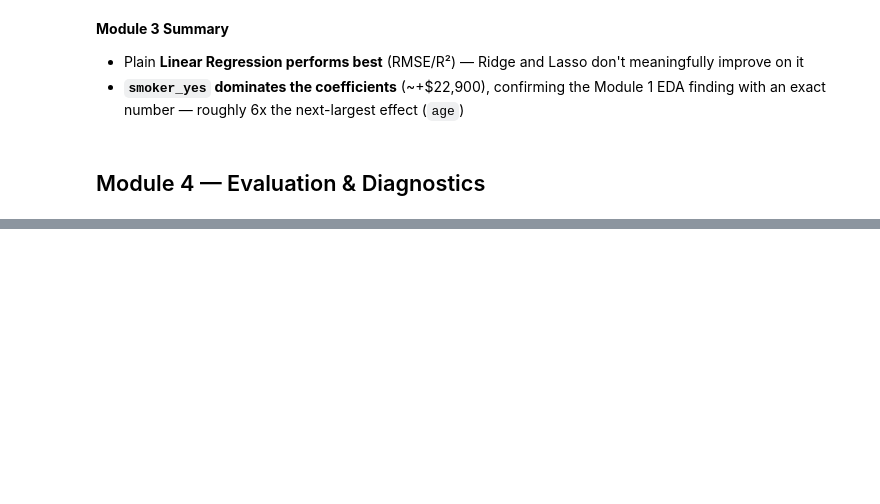
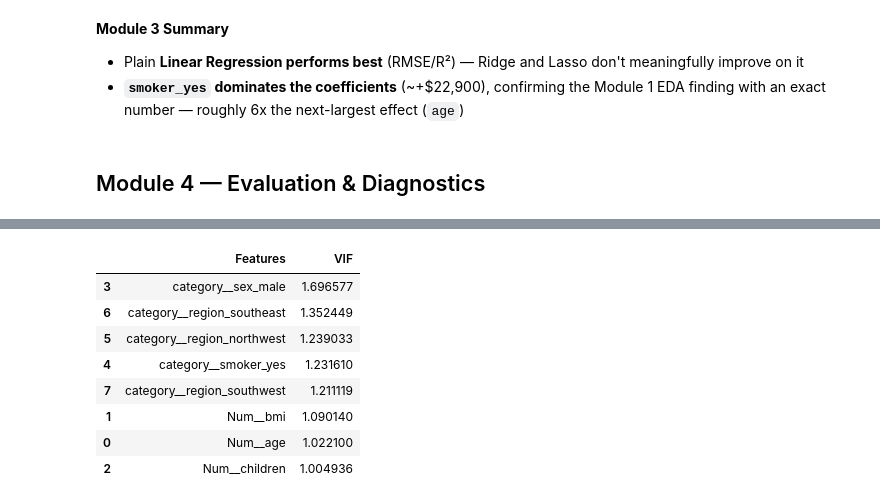
Before and after one commit to Shreyashs-dg/linear-regression-insurance-cost, a Jupyter notebook: notebooks/insurance_analysis.ipynb, the cells around one changed output, grey strips where cells are left out. Saved outputs shown, nothing was run; the diff lists cells and outputs as text; code cells hidden in the pictures; blank space fills up the shorter version.

```diff
--- a/notebooks/insurance_analysis.ipynb
+++ b/notebooks/insurance_analysis.ipynb
@@ -312,0 +356,19 @@ Passing `palette` without assigning `hue` is deprecated and will be removed in v
+# %%
+# vif checking
+X_train_df = pd.DataFrame(x_train_transform,columns=feature_names)
+
+vif_data = pd.DataFrame({
+                        "Features " : feature_names,
+                        "VIF": [variance_inflation_factor(X_train_df.values,i) for i in range(x_train_df.shape[1])]
+}).sort_values('VIF',ascending=False)
+vif_data
+# %% [output]
+|  | Features | VIF |
+| 3 | category__sex_male | 1.696577 |
+| 6 | category__region_southeast | 1.352449 |
+| 5 | category__region_northwest | 1.239033 |
+| 4 | category__smoker_yes | 1.231610 |
+| 7 | category__region_southwest | 1.211119 |
+| 1 | Num__bmi | 1.090140 |
+| 0 | Num__age | 1.022100 |
+| 2 | Num__children | 1.004936 |
```
Also changed, not shown: parts of 12 cells of this notebook, 10 other files.
